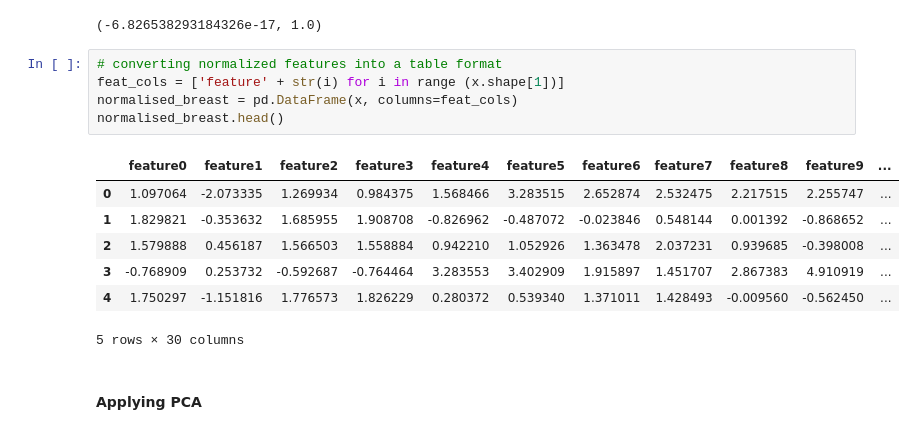
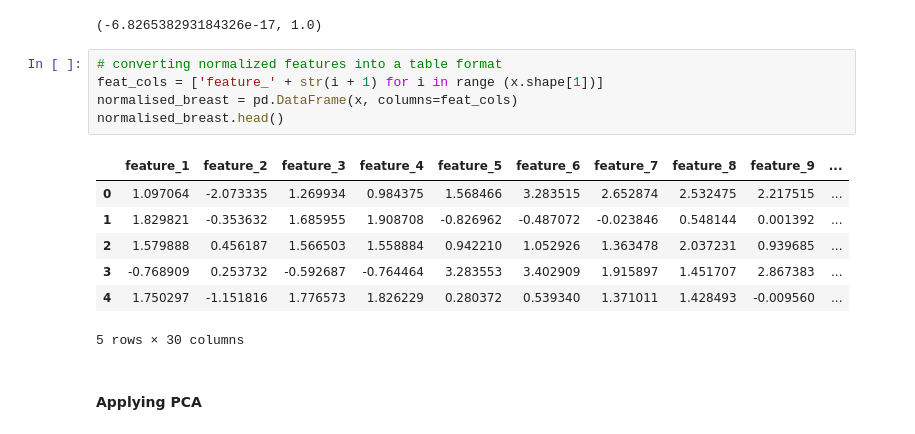
Before and after one commit to adobiss/machine-learning, a Jupyter notebook: feature_extraction/principal_component_analysis.ipynb, the cells around one changed output. Cells and saved outputs as stored; diff of their text form.

```diff
--- a/feature_extraction/principal_component_analysis.ipynb
+++ b/feature_extraction/principal_component_analysis.ipynb
@@ -92,16 +92,16 @@ np.mean(x), np.std(x)
 (-6.826538293184326e-17, 1.0)
 # %%
 # converting normalized features into a table format
-feat_cols = ['feature' + str(i) for i in range (x.shape[1])]
+feat_cols = ['feature_' + str(i + 1) for i in range (x.shape[1])]
 normalised_breast = pd.DataFrame(x, columns=feat_cols)
 normalised_breast.head()
 # %% [output]
-|  | feature0 | feature1 | feature2 | feature3 | feature4 | feature5 | feature6 | feature7 | feature8 | feature9 | ... |
-| 0 | 1.097064 | -2.073335 | 1.269934 | 0.984375 | 1.568466 | 3.283515 | 2.652874 | 2.532475 | 2.217515 | 2.255747 | ... |
-| 1 | 1.829821 | -0.353632 | 1.685955 | 1.908708 | -0.826962 | -0.487072 | -0.023846 | 0.548144 | 0.001392 | -0.868652 | ... |
-| 2 | 1.579888 | 0.456187 | 1.566503 | 1.558884 | 0.942210 | 1.052926 | 1.363478 | 2.037231 | 0.939685 | -0.398008 | ... |
-| 3 | -0.768909 | 0.253732 | -0.592687 | -0.764464 | 3.283553 | 3.402909 | 1.915897 | 1.451707 | 2.867383 | 4.910919 | ... |
-| 4 | 1.750297 | -1.151816 | 1.776573 | 1.826229 | 0.280372 | 0.539340 | 1.371011 | 1.428493 | -0.009560 | -0.562450 | ... |
+|  | feature_1 | feature_2 | feature_3 | feature_4 | feature_5 | feature_6 | feature_7 | feature_8 | feature_9 | ... |
+| 0 | 1.097064 | -2.073335 | 1.269934 | 0.984375 | 1.568466 | 3.283515 | 2.652874 | 2.532475 | 2.217515 | ... |
+| 1 | 1.829821 | -0.353632 | 1.685955 | 1.908708 | -0.826962 | -0.487072 | -0.023846 | 0.548144 | 0.001392 | ... |
+| 2 | 1.579888 | 0.456187 | 1.566503 | 1.558884 | 0.942210 | 1.052926 | 1.363478 | 2.037231 | 0.939685 | ... |
+| 3 | -0.768909 | 0.253732 | -0.592687 | -0.764464 | 3.283553 | 3.402909 | 1.915897 | 1.451707 | 2.867383 | ... |
+| 4 | 1.750297 | -1.151816 | 1.776573 | 1.826229 | 0.280372 | 0.539340 | 1.371011 | 1.428493 | -0.009560 | ... |
 5 rows × 30 columns
 # %% [markdown]
 #### Applying PCA
```
